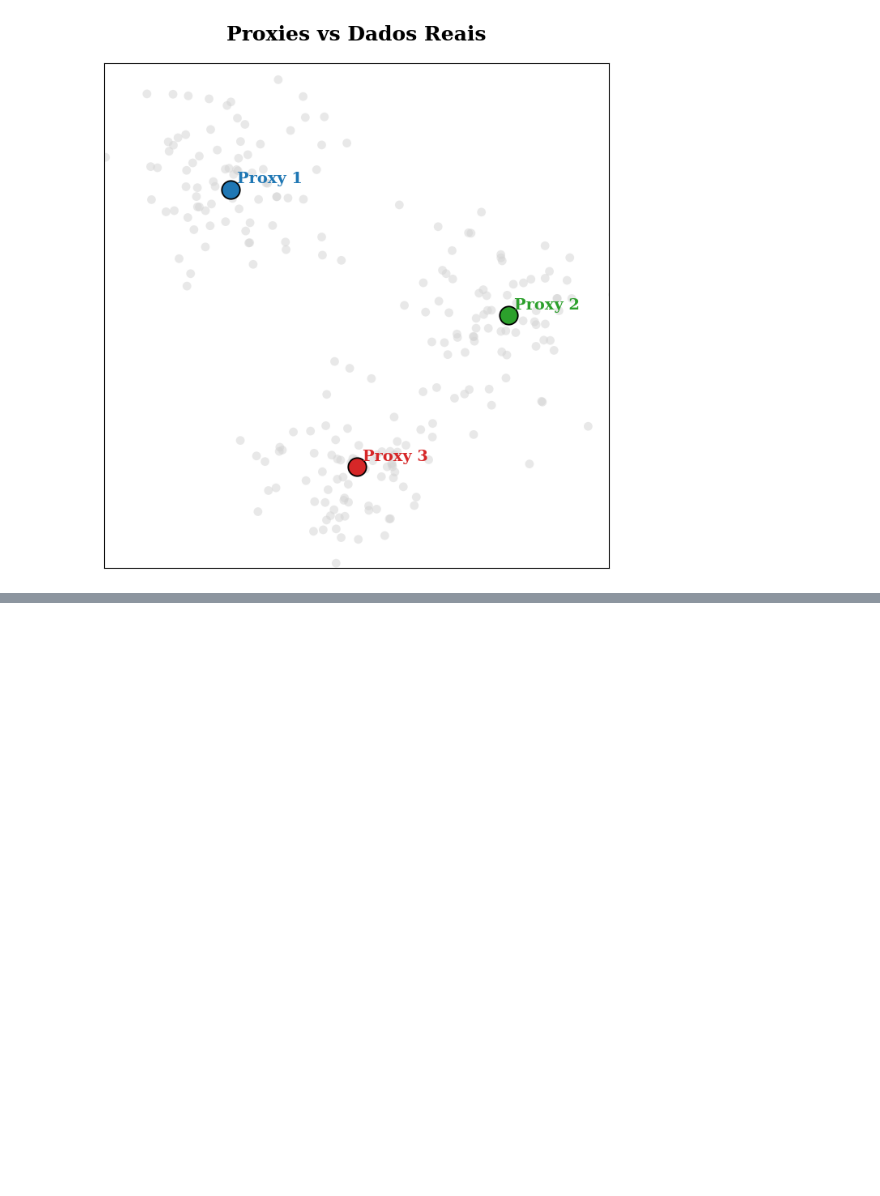
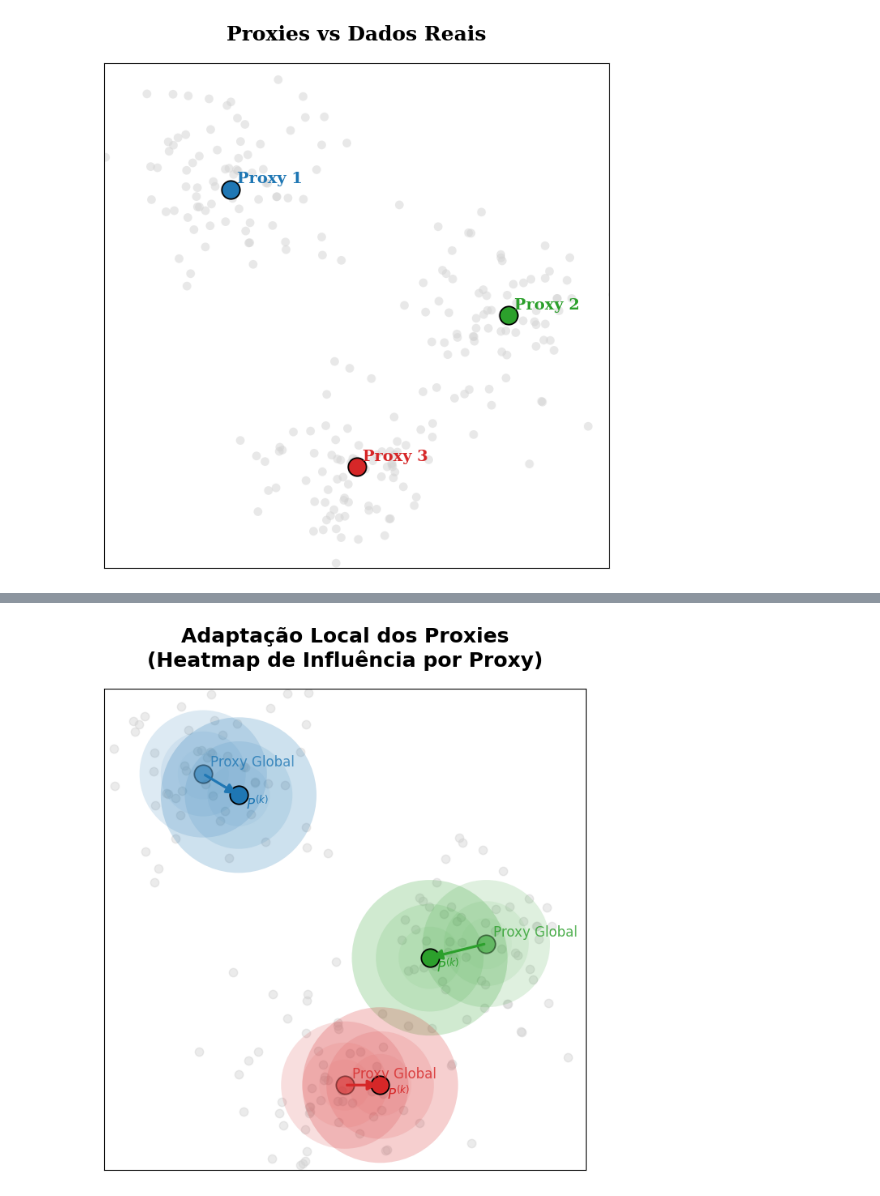
Before and after one commit to TulioPolido/federated_proxy_offset, a Jupyter notebook: presentation_plots.ipynb, the cells around one changed output, grey strips where cells are left out. Drawn from its saved outputs; the diff is of its cells as text; code cells hidden in the pictures; blank space fills up the shorter version.

```diff
--- a/presentation_plots.ipynb
+++ b/presentation_plots.ipynb
@@ -332,0 +418,89 @@ plt.show()
+# %%
+import numpy as np
+import matplotlib.pyplot as plt
+from matplotlib.patches import FancyArrowPatch, Circle
+
+plt.style.use("seaborn-v0_8-muted")
+
+fig, ax = plt.subplots(figsize=(7, 7))
+np.random.seed(0)
+
+# ============================================================
+# 1. Clusters de dados do cliente (cinzas)
+# ============================================================
+cluster1 = np.random.multivariate_normal([1.0, 3.2], [[0.15, 0],[0,0.15]], 60)
+cluster2 = np.random.multivariate_normal([3.0, 2.0], [[0.15, 0],[0,0.15]], 60)
+cluster3 = np.random.multivariate_normal([2.0, 1.0], [[0.15, 0],[0,0.15]], 60)
+
+data = np.vstack([cluster1, cluster2, cluster3])
+ax.scatter(data[:, 0], data[:, 1], s=55, color="lightgray", alpha=0.45)
+
+# ============================================================
+# 2. Proxies globais (P)
+# ============================================================
+Pg1 = np.array([1.0, 3.2])
+Pg2 = np.array([3.0, 2.0])
+Pg3 = np.array([2.0, 1.0])
+proxies_global = [Pg1, Pg2, Pg3]
+proxy_colors = ["#1f77b4", "#2ca02c", "#d62728"]
+
+for p, c in zip(proxies_global, proxy_colors):
+    # heatmap → círculo transparente
+    for r, alpha in zip([0.45, 0.30, 0.18], [0.15, 0.08, 0.03]):
+        circ = Circle(tuple(p), radius=r, facecolor=c, edgecolor=None, alpha=alpha)
+        ax.add_patch(circ)
+
+    # proxy global
+    ax.scatter(*p, s=260, color=c, alpha=0.55, edgecolor="black", linewidth=1.3)
+    ax.text(p[0] + 0.05, p[1] + 0.05, "Proxy Global", fontsize=12, color=c, alpha=0.8)
+
+# ============================================================
+# 3. Proxies locais (P + ΔP)
+# ============================================================
+P1_local = Pg1 + np.array([0.25, -0.15])
+P2_local = Pg2 + np.array([-0.40, -0.10])
+P3_local = Pg3 + np.array([0.25, 0.00])
+proxies_local = [P1_local, P2_local, P3_local]
+
+for p_loc, c in zip(proxies_local, proxy_colors):
+    # heatmap local (mais forte)
+    for r, alpha in zip([0.55, 0.38, 0.22], [0.22, 0.12, 0.06]):
+        circ = Circle(tuple(p_loc), radius=r, facecolor=c, edgecolor=None, alpha=alpha)
+        ax.add_patch(circ)
+
+    # proxy local
+    ax.scatter(*p_loc, s=260, color=c, alpha=1.0, edgecolor="black", linewidth=1.3)
+    ax.text(p_loc[0] + 0.05, p_loc[1] - 0.10, r"$P^{(k)}$", fontsize=12, color=c)
+
+# ============================================================
+# 4. Setas de deslocamento ΔP^(k)
+# ============================================================
+arrow_style = dict(arrowstyle="-|>", lw=2.3, mutation_scale=18)
+
+for Pg, Pl, c in zip(proxies_global, proxies_local, proxy_colors):
+    ax.add_patch(
+        FancyArrowPatch(
+            posA=tuple(Pg),
+            posB=tuple(Pl),
+            color=c,
+            **arrow_style
+        )
+    )
+
+# ------------------------------------------------------------
+# Título e estética
+# ------------------------------------------------------------
+ax.set_title("Adaptação Local dos Proxies\n(Heatmap de Influência por Proxy)",
+             fontsize=18, weight="bold", pad=20)
+
+ax.set_xlim(0.3, 3.7)
+ax.set_ylim(0.4, 3.8)
+ax.set_aspect("equal", "box")
+ax.grid(False)
+ax.set_xticks([])
+ax.set_yticks([])
+
+plt.tight_layout()
+plt.show()
+# %% [output]
+[figure, added]
```
Also changed, not shown: parts of 1 cell of this notebook.
